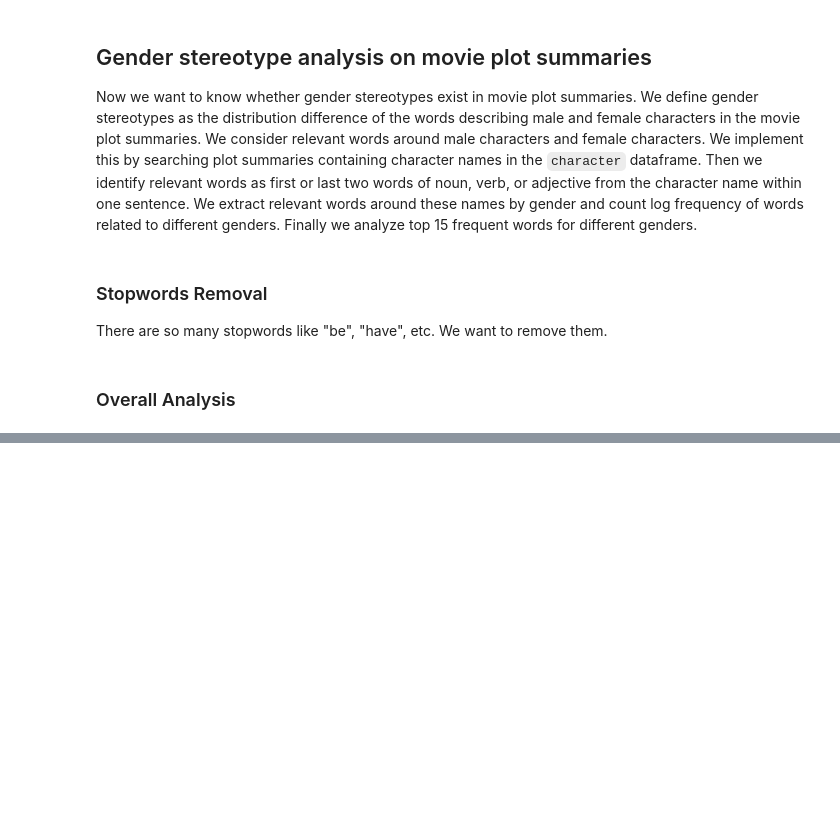
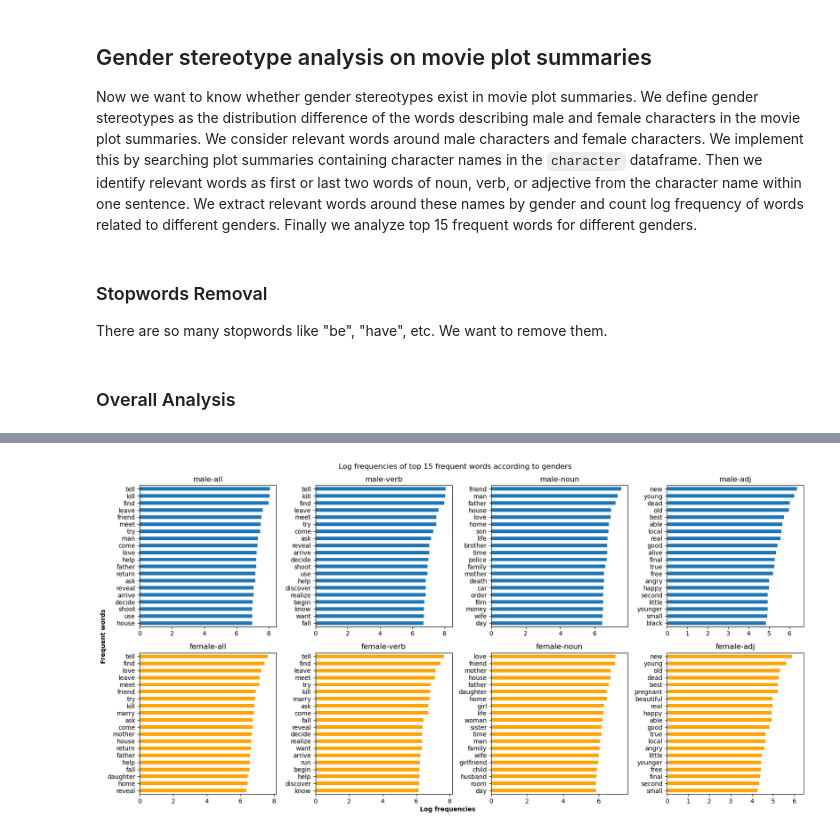
Before and after one commit to Wind-2375-like/ada-2022-project-gender-lens, a Jupyter notebook: playground_fyy.ipynb, the cells around one changed output, grey strips where cells are left out. Drawn from its saved outputs; the diff is of its cells as text; code cells hidden in the pictures; blank space fills up the shorter version.

```diff
--- a/playground_fyy.ipynb
+++ b/playground_fyy.ipynb
@@ -249,20 +248,0 @@ We compare the frequency difference. (M-F), 正值最大: male-distinguishable;
-# %%
-male_dict = {}
-female_dict = {}
-diff_dict = {}
-
-for idx, word_type in enumerate(["all", "noun", "verb", "adj"]):
-    male_words = pd.DataFrame.from_dict(
-        gender_dict["M"][word_type], orient="index", columns=["count"]
-    ).sort_values(by=["count"])
-    male_words["freq"] = male_words["count"] / male_words["count"].sum()  # compute frequency
-    male_dict[word_type] = male_words
-
-    female_words = pd.DataFrame.from_dict(
-        gender_dict["F"][word_type], orient="index", columns=["count"]
-    ).sort_values(by=["count"])
-    female_words["freq"] = female_words["count"] / female_words["count"].sum()
-    female_dict[word_type] = female_words
-
-    diff_words = (male_words-female_words)["freq"]
-    diff_dict[word_type] = diff_words
@@ -377,0 +278,26 @@ We can roughly see that males are more related to the words "kill", "police", an
+# %%
+fig, axes = plt.subplots(2, 4, figsize=(16, 8))
+axes = axes.ravel()
+fig.suptitle(
+    "Log frequencies of top 15 frequent words according to genders"
+)
+
+for idx, word_type in enumerate(["all", "verb", "noun", "adj"]):
+
+    ax = np.log(male_dict[word_type]["count"][-20:]).plot.barh(
+        ax=axes[idx], legend=False, title="male-{}".format(word_type)
+    )
+    ax = np.log(female_dict[word_type]["count"][-20:]).plot.barh(
+        ax=axes[idx + 4],
+        color="orange",
+        legend=False,
+        title="female-{}".format(word_type),
+    )
+    ax.set_xlim(0, max(np.log(male_dict[word_type]["count"][-20:]).max(), np.log(male_dict[word_type]["count"][-20:]).max())*1.01)
+
+fig.text(0.45, 0, "Log frequencies", weight="bold")
+fig.text(0, 0.42, "Frequent words", rotation=90, weight="bold")
+plt.tight_layout()
+plt.show()
+# %% [output]
+[figure, added]
```
Also changed, not shown: parts of 60 cells of this notebook, 3 other files.
